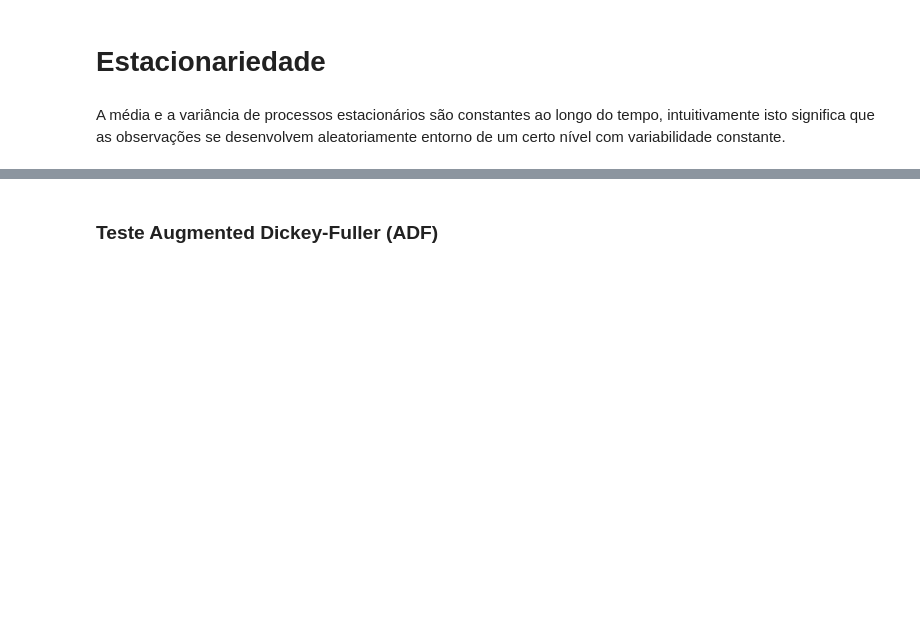
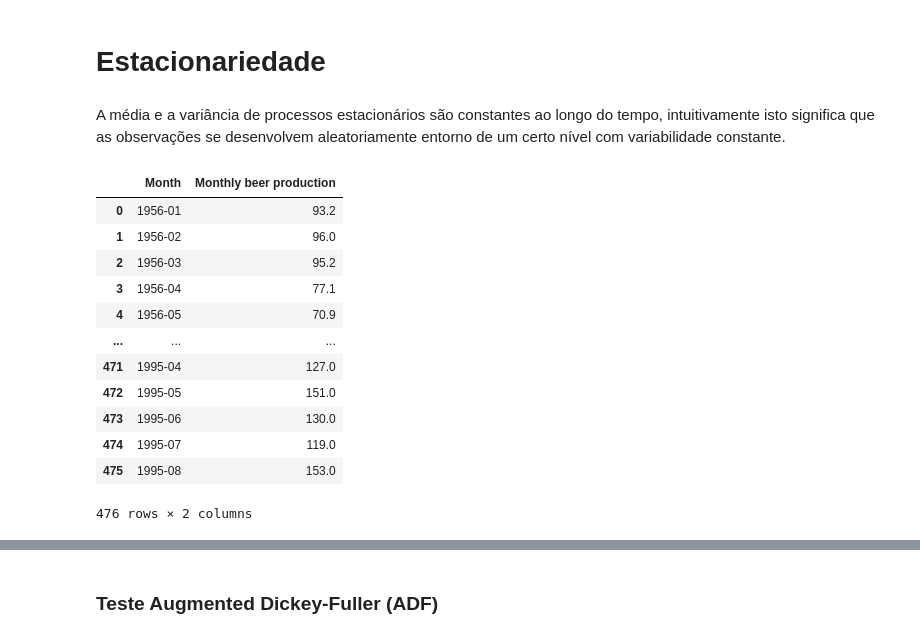
Before and after one commit to GuilhermePelegrina/Mackenzie, a Jupyter notebook: Aulas/2025_1s/TIC/Aula_09_Series_temporais_I.ipynb, the cells around one changed output, grey strips where cells are left out. Cells and saved outputs as stored; diff of their text form; code cells hidden in the pictures; blank space fills up the shorter version.

```diff
--- a/Aulas/2025_1s/TIC/Aula_09_Series_temporais_I.ipynb
+++ b/Aulas/2025_1s/TIC/Aula_09_Series_temporais_I.ipynb
@@ -57,0 +31,18 @@ ax2.set_xlabel('\n Série não estacionária \n (com tedência)',fontdict = {'fo
+# %%
+# Séries temporais
+df_1 = pd.read_csv("https://raw.githubusercontent.com/ejgao/Time-Series-Datasets/master/monthly-beer-production-in-austr.csv") #IBGE - Trimestral
+df_1
+# %% [output]
+|  | Month | Monthly beer production |
+| 0 | 1956-01 | 93.2 |
+| 1 | 1956-02 | 96.0 |
+| 2 | 1956-03 | 95.2 |
+| 3 | 1956-04 | 77.1 |
+| 4 | 1956-05 | 70.9 |
+| ... | ... | ... |
+| 471 | 1995-04 | 127.0 |
+| 472 | 1995-05 | 151.0 |
+| 473 | 1995-06 | 130.0 |
+| 474 | 1995-07 | 119.0 |
+| 475 | 1995-08 | 153.0 |
+476 rows × 2 columns
```
Also changed, not shown: parts of 31 cells of this notebook.
